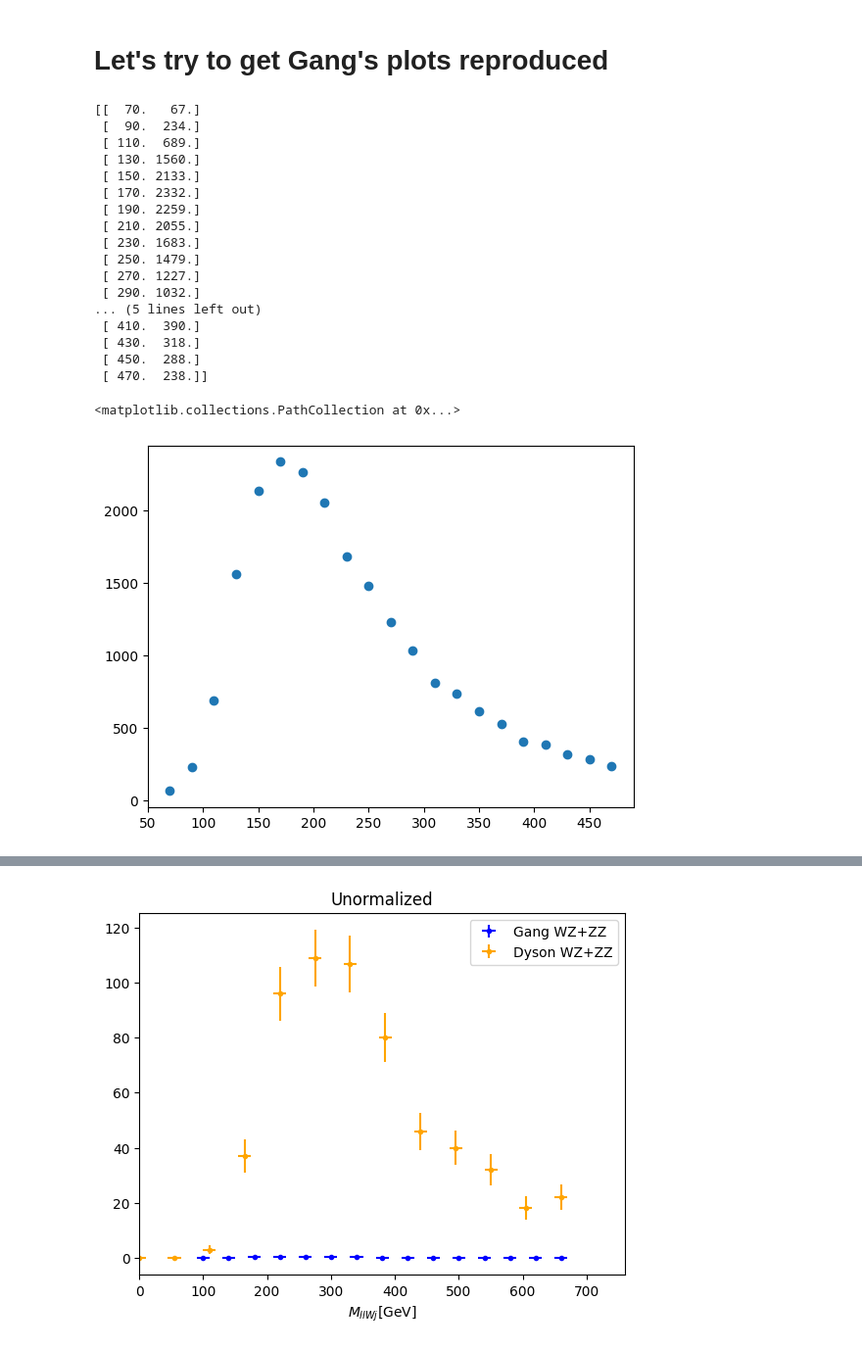
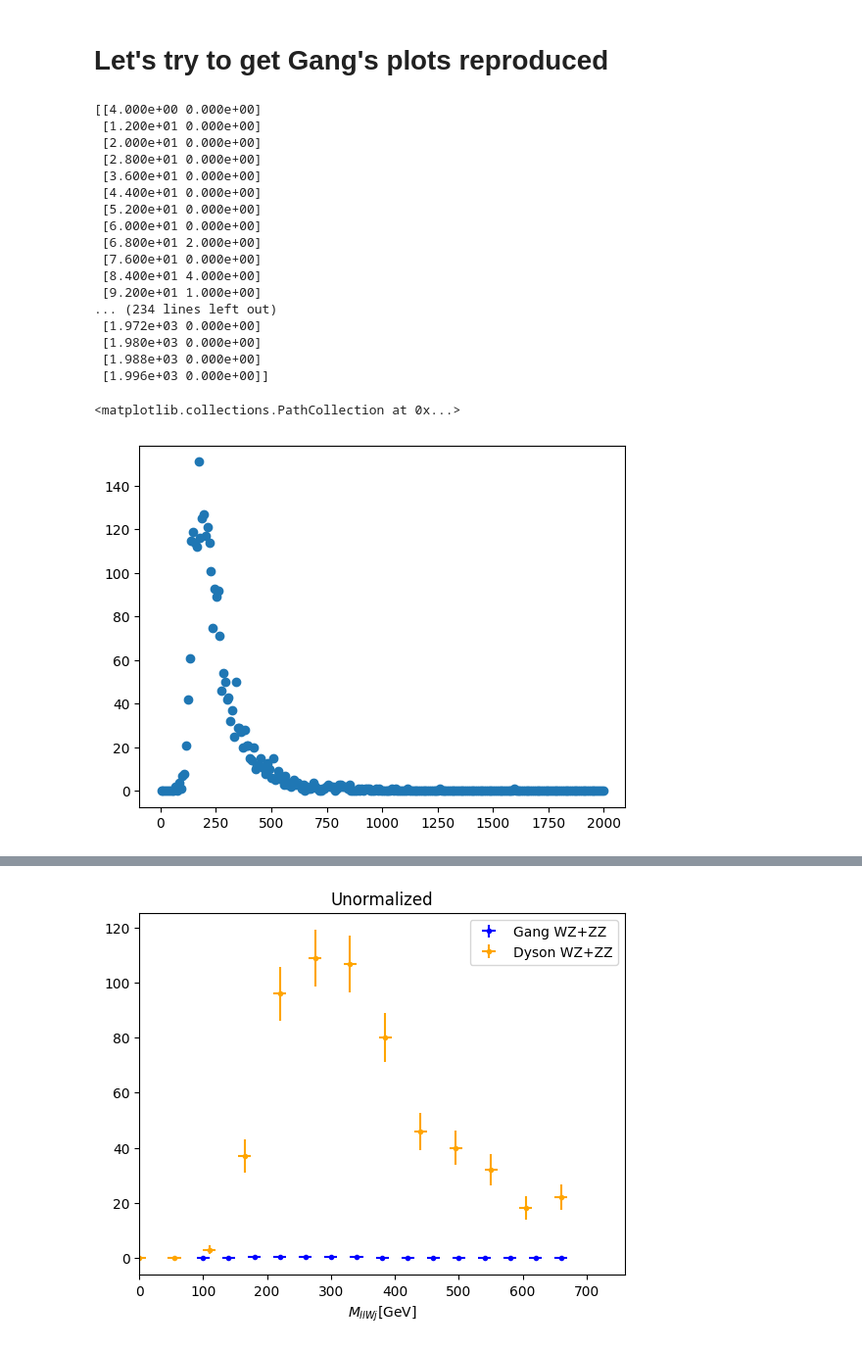
Before and after one commit to dysontk/LFVLNV, a Jupyter notebook: AnalysisAndSuch/Histos.ipynb, the cells around one changed output, grey strips where cells are left out. Shown: that part at 98% size. Drawn from its saved outputs; the diff is of its cells as text; code cells hidden in the pictures.

```diff
--- a/AnalysisAndSuch/Histos.ipynb
+++ b/AnalysisAndSuch/Histos.ipynb
@@ -7,39 +7,39 @@ import csv
 import numpy as np
 import combineHistos
 # %%
-startPath = '/Users/dysonk/Work/background comparison/GangCodeDysonEvents/WZ/'
+startPath = '/Users/dysonk/Work/background comparison/GangCodeDysonEvents/WZ/output/'
 GangDatFileNames = ['Ml1W_NA.dat', 'Ml2W_NA.dat', 'MllW_NA.dat']
 for n in range(len(GangDatFileNames)):
     GangDatFileNames[n] = startPath + GangDatFileNames[n]
 output = []
 with open(GangDatFileNames[0]) as file:
     line_reader = []
     line_reader = csv.reader(file)
     # print(line_reader)
     for row in line_reader:
         output.append([float(row[0].split(' ')[i]) for i in range(2)])
 npOutput = np.array(output)
 print(npOutput)
 
 plt.scatter(npOutput[:,0], npOutput[:,1])
 # %% [output]
-[[  70.   67.]
- [  90.  234.]
- [ 110.  689.]
- [ 130. 1560.]
- [ 150. 2133.]
- [ 170. 2332.]
- [ 190. 2259.]
- [ 210. 2055.]
- [ 230. 1683.]
- [ 250. 1479.]
- [ 270. 1227.]
- [ 290. 1032.]
-... (5 lines left out)
- [ 410.  390.]
- [ 430.  318.]
- [ 450.  288.]
- [ 470.  238.]]
+[[4.000e+00 0.000e+00]
+ [1.200e+01 0.000e+00]
+ [2.000e+01 0.000e+00]
+ [2.800e+01 0.000e+00]
+ [3.600e+01 0.000e+00]
+ [4.400e+01 0.000e+00]
+ [5.200e+01 0.000e+00]
+ [6.000e+01 0.000e+00]
+ [6.800e+01 2.000e+00]
+ [7.600e+01 0.000e+00]
+ [8.400e+01 4.000e+00]
+ [9.200e+01 1.000e+00]
+... (234 lines left out)
+ [1.972e+03 0.000e+00]
+ [1.980e+03 0.000e+00]
+ [1.988e+03 0.000e+00]
+ [1.996e+03 0.000e+00]]
 <matplotlib.collections.PathCollection at 0x...>
-[figure, old version]
+[figure, new version]
 # %%
```
Also changed, not shown: parts of 16 cells of this notebook, 3 other files.
